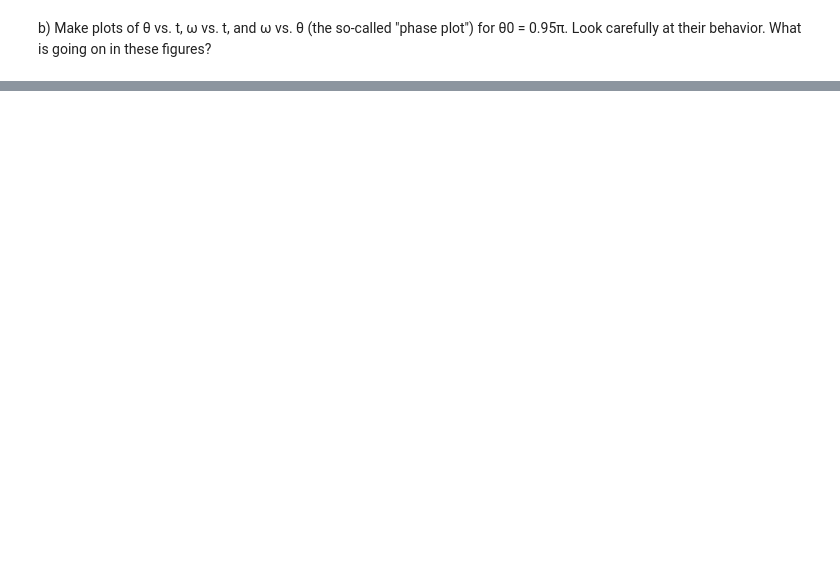
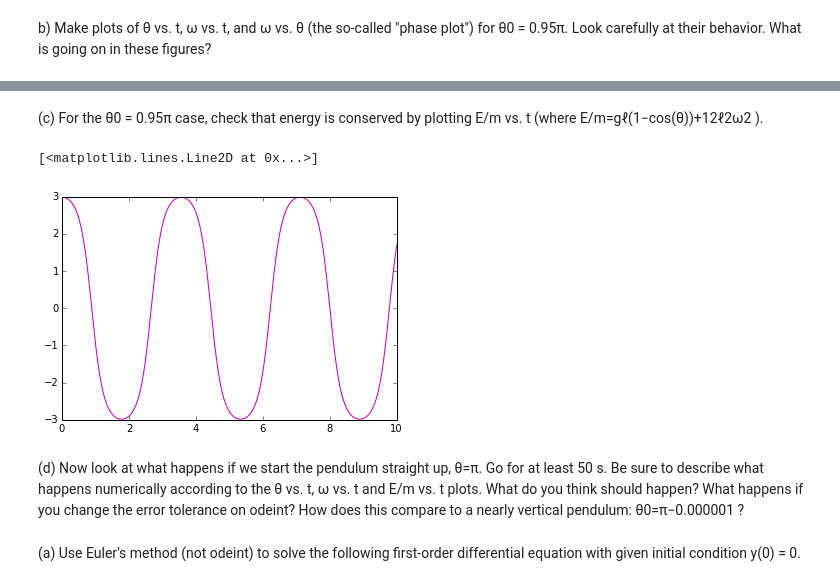
Before and after one commit to znlevine/PHYS202-S14, a Jupyter notebook: SciPy/ODEExercises.ipynb, the cells around one changed output, grey strips where cells are left out. Drawn from its saved outputs; the diff is of its cells as text; code cells hidden in the pictures; blank space fills up the shorter version.

```diff
--- a/SciPy/ODEExercises.ipynb
+++ b/SciPy/ODEExercises.ipynb
@@ -64,0 +85,15 @@ plt.plot
+# %% [markdown]
+(c) For the θ0 = 0.95π case, check that energy is conserved by plotting E/m vs. t (where E/m=gℓ(1−cos(θ))+12ℓ2ω2 ).
+# %%
+theta_init=np.array([th0,omega0])
+theta=odeint(deriv,theta_init,t)
+#g*ell*(1-np.cos(th0)+ell**2*omega0**2/2)
+plt.plot(t,theta[:,0],'m-',label="Theta=pi*0.95")
+# %% [output]
+[<matplotlib.lines.Line2D at 0x...>]
+[figure, added]
+# %% [markdown]
+
+(d) Now look at what happens if we start the pendulum straight up, θ=π. Go for at least 50 s. Be sure to describe what happens numerically according to the θ vs. t, ω vs. t and E/m vs. t plots. What do you think should happen? What happens if you change the error tolerance on odeint? How does this compare to a nearly vertical pendulum: θ0=π−0.000001 ?
+# %% [markdown]
+(a) Use Euler's method (not odeint) to solve the following first-order differential equation with given initial condition y(0) = 0.
```
Also changed, not shown: parts of 3 cells of this notebook, 2 other files.
